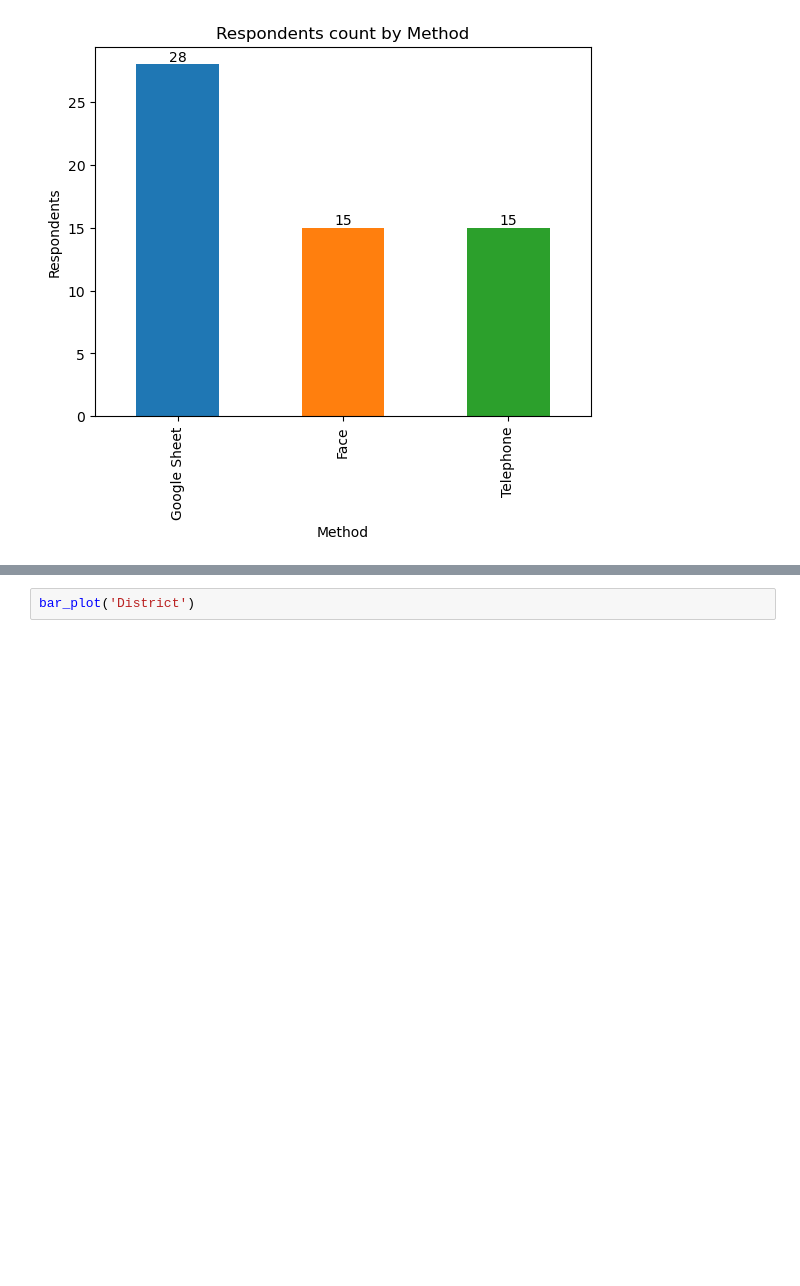
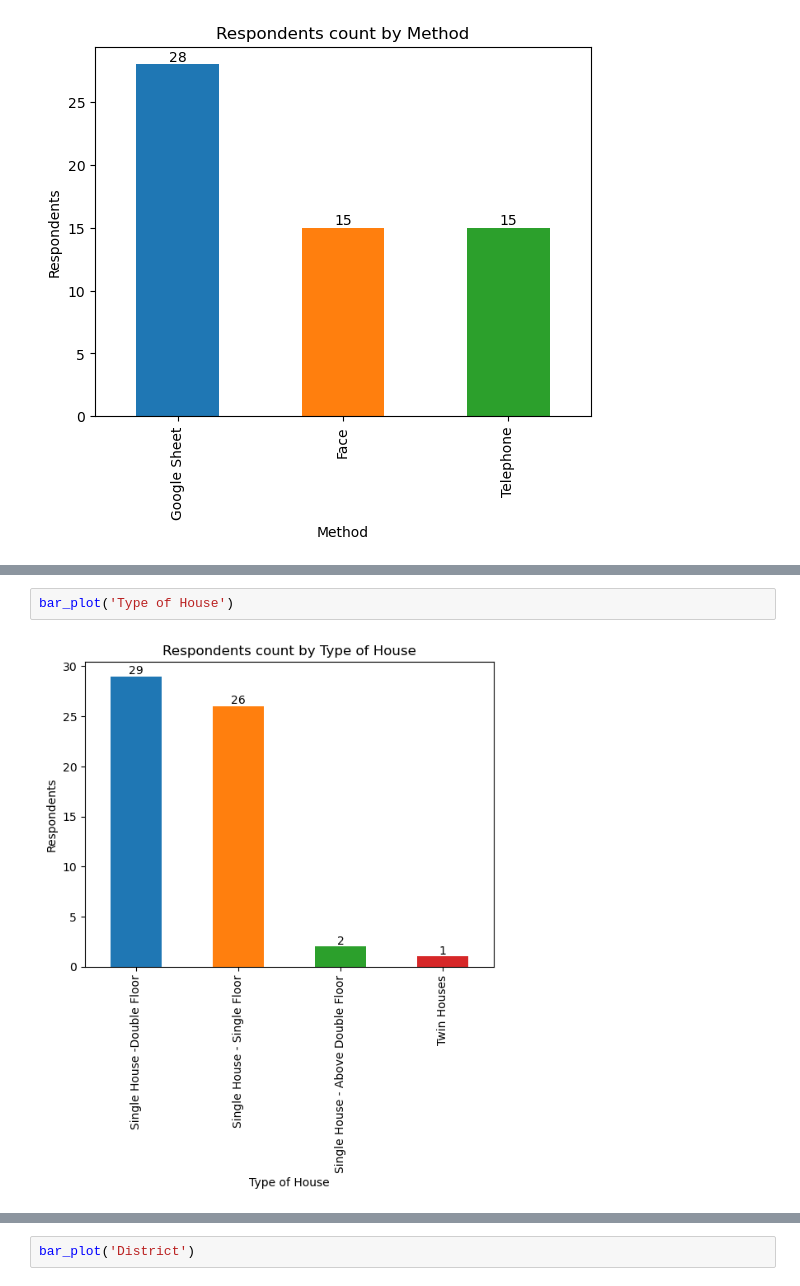
Before and after one commit to pcperera/energy-usage-sri-lanka, a Jupyter notebook: descriptive.ipynb, the cells around one changed output, grey strips where cells are left out. Cells and saved outputs as stored; diff of their text form; blank space fills up the shorter version.

```diff
--- a/descriptive.ipynb
+++ b/descriptive.ipynb
@@ -90,0 +105,4 @@ bar_plot('Method')
+# %%
+bar_plot('Type of House')
+# %% [output]
+[figure, added]
```
Also changed, not shown: parts of 5 cells of this notebook.
